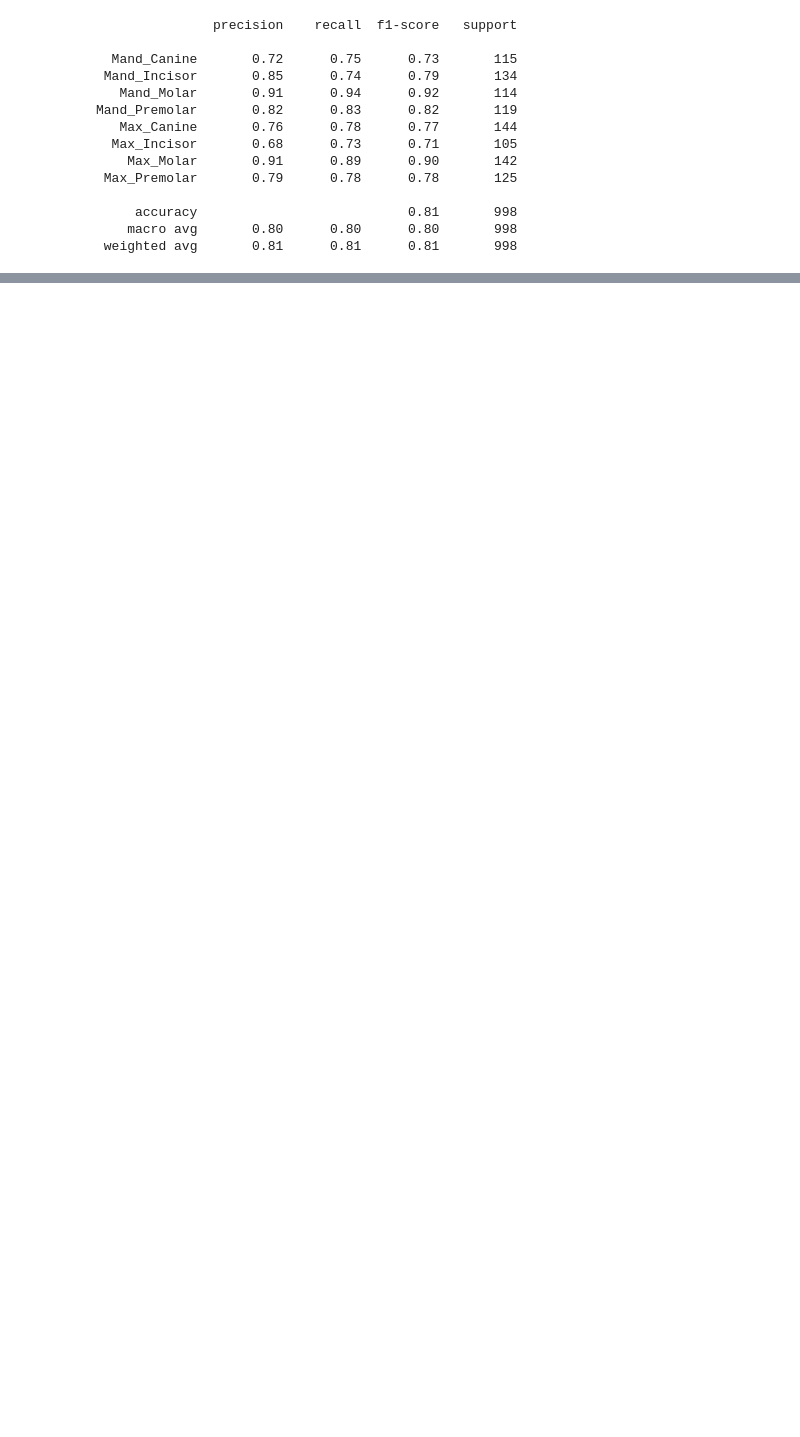
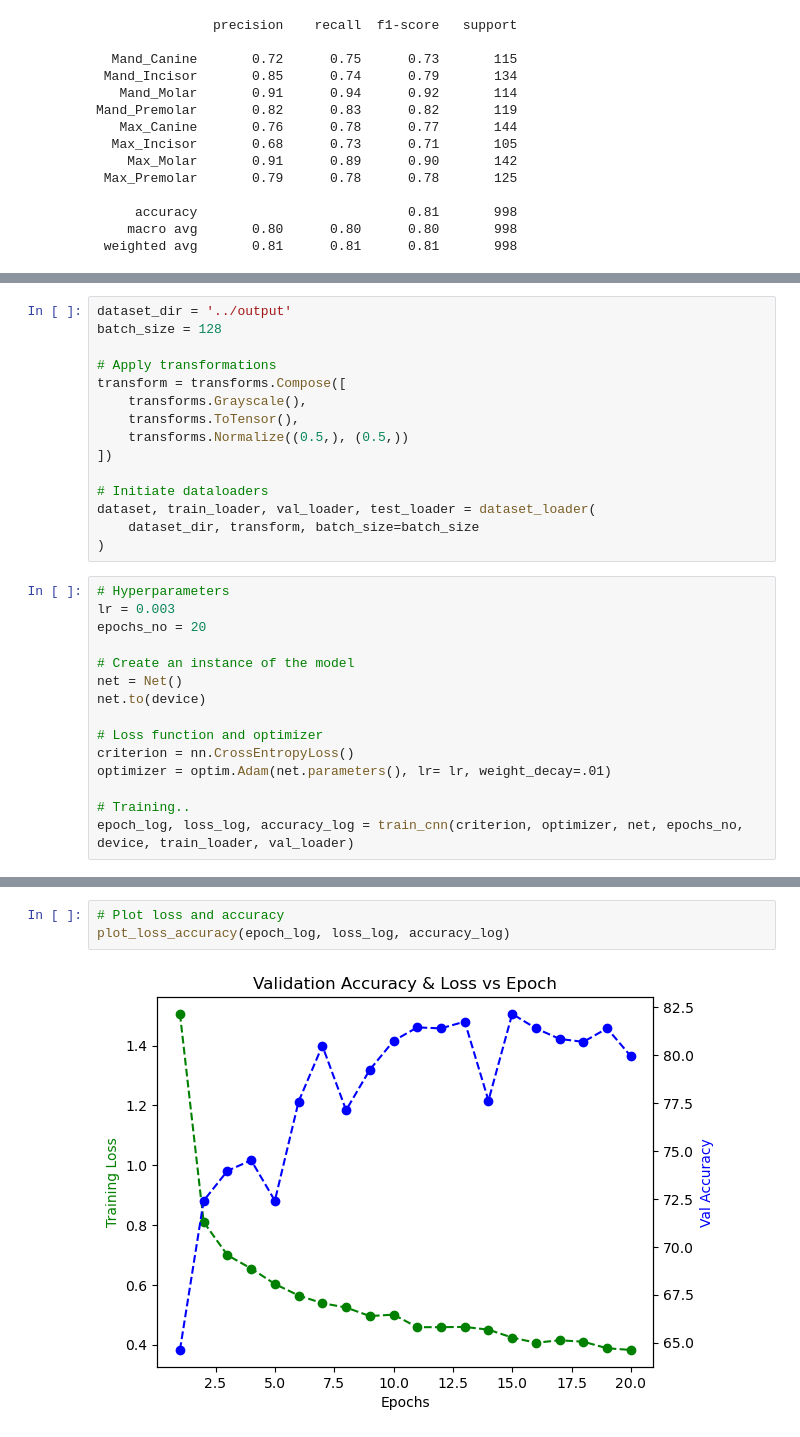
Before and after one commit to darroush/Teeth_Classifier_Pytorch, a Jupyter notebook: scripts/main.ipynb, the cells around one changed output, grey strips where cells are left out. Drawn from its saved outputs; the diff is of its cells as text; blank space fills up the shorter version.

```diff
--- a/scripts/main.ipynb
+++ b/scripts/main.ipynb
@@ -179,0 +255,30 @@ Mand_Premolar       0.82      0.83      0.82       119
+# %%
+dataset_dir = '../output'
+batch_size = 128
+
+# Apply transformations
+transform = transforms.Compose([
+    transforms.Grayscale(),
+    transforms.ToTensor(),
+    transforms.Normalize((0.5,), (0.5,))
+])
+
+# Initiate dataloaders
+dataset, train_loader, val_loader, test_loader = dataset_loader(
+    dataset_dir, transform, batch_size=batch_size
+)
+# %%
+# Hyperparameters
+lr = 0.003
+epochs_no = 20
+
+# Create an instance of the model
+net = Net()
+net.to(device)
+
+# Loss function and optimizer
+criterion = nn.CrossEntropyLoss()
+optimizer = optim.Adam(net.parameters(), lr= lr, weight_decay=.01)
+
+# Training..
+epoch_log, loss_log, accuracy_log = train_cnn(criterion, optimizer, net, epochs_no, device, train_loader, val_loader)
@@ -179,0 +303,5 @@ Mand_Premolar       0.82      0.83      0.82       119
+# %%
+# Plot loss and accuracy
+plot_loss_accuracy(epoch_log, loss_log, accuracy_log)
+# %% [output]
+[figure, added]
```
Also changed, not shown: parts of 19 cells of this notebook, 1 other file.
